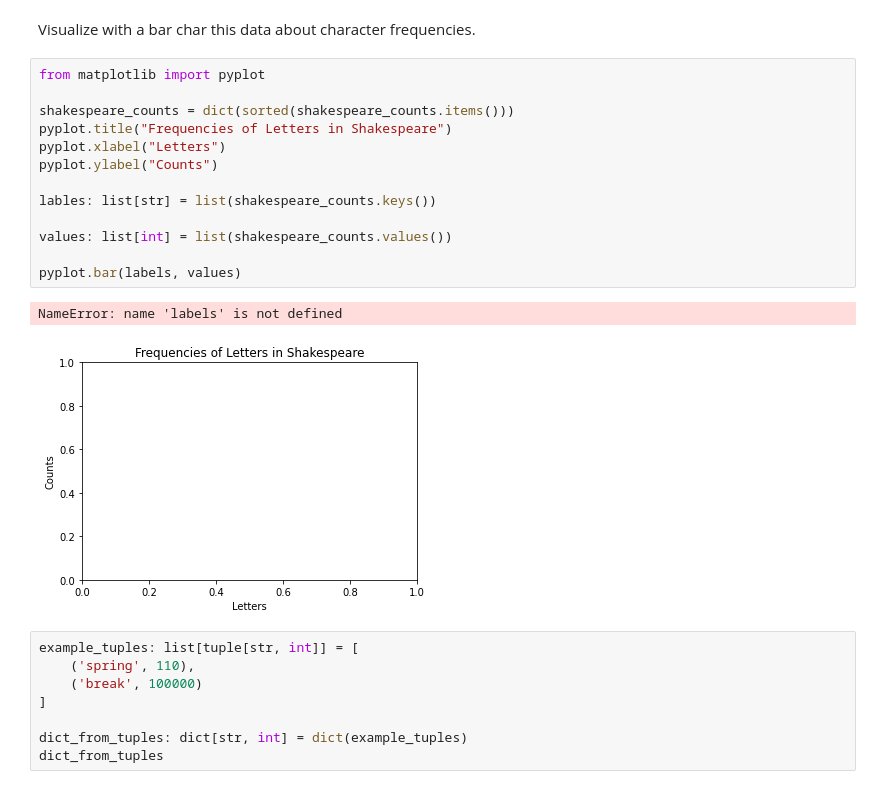
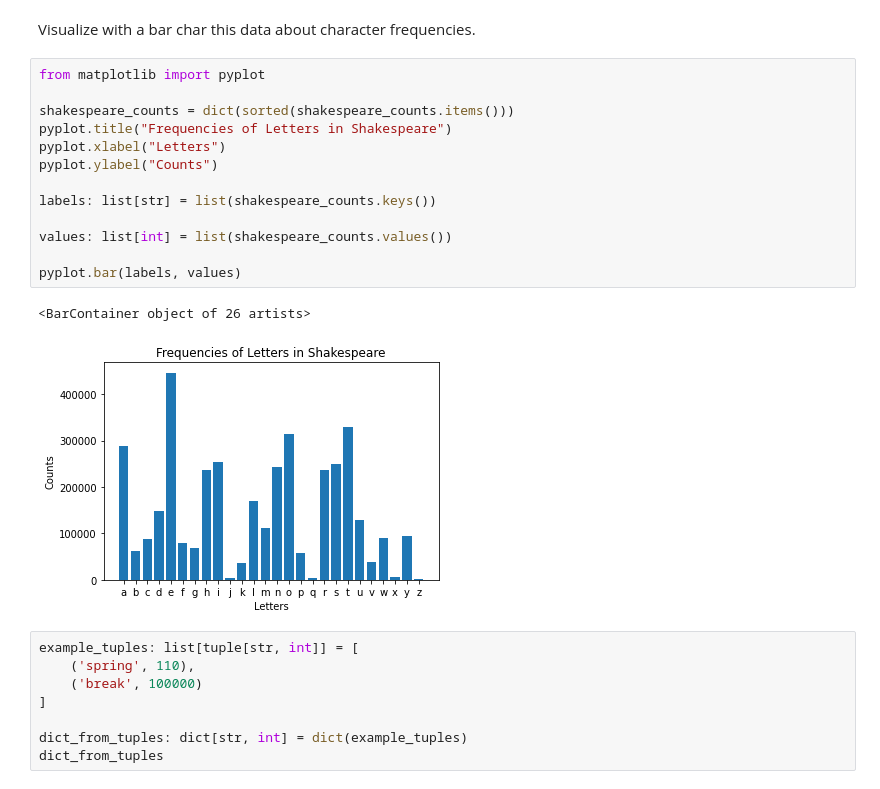
Before and after one commit to mjihadah/comp110-22s-workspace, a Jupyter notebook: lessons/shakespeare.ipynb, the cells around one changed output. Cells and saved outputs as stored; diff of their text form.

```diff
--- a/lessons/shakespeare.ipynb
+++ b/lessons/shakespeare.ipynb
@@ -58,19 +64,19 @@ Visualize with a bar char this data about character frequencies.
 # %%
 from matplotlib import pyplot
 
 shakespeare_counts = dict(sorted(shakespeare_counts.items()))
 pyplot.title("Frequencies of Letters in Shakespeare")
 pyplot.xlabel("Letters")
 pyplot.ylabel("Counts")
 
-lables: list[str] = list(shakespeare_counts.keys())
+labels: list[str] = list(shakespeare_counts.keys())
 
 values: list[int] = list(shakespeare_counts.values())
 
 pyplot.bar(labels, values)
 # %% [output]
-NameError: name 'labels' is not defined
+<BarContainer object of 26 artists>
-[figure, old version]
+[figure, new version]
 # %%
 example_tuples: list[tuple[str, int]] = [
     ('spring', 110),
```
Also changed, not shown: parts of 3 cells of this notebook, 2 other files.
